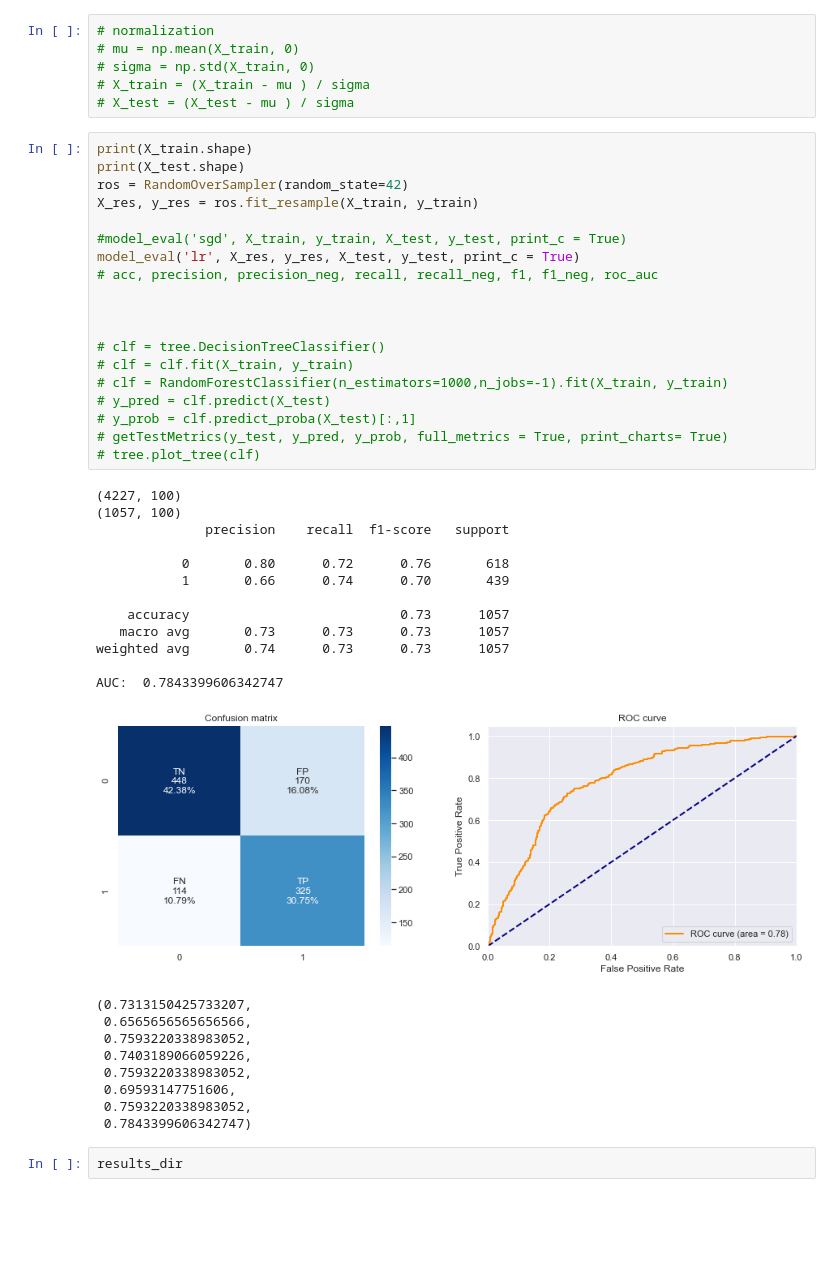
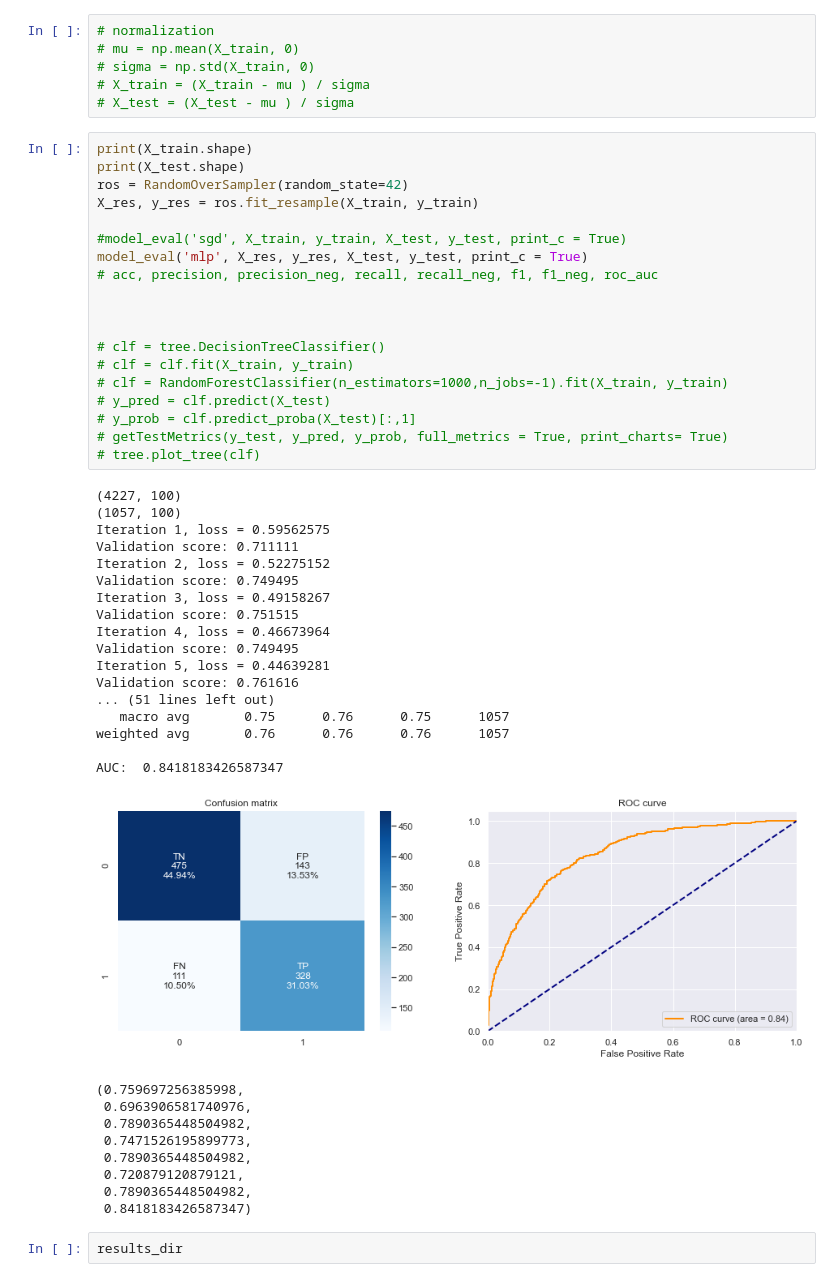
Before and after one commit to cabrau/FakeWhatsApp.Br, a Jupyter notebook: 5.4.2 word embeddings.ipynb, the cells around one changed output. Saved outputs shown, nothing was run; the diff lists cells and outputs as text; blank space fills up the shorter version.

```diff
--- a/5.4.2 word embeddings.ipynb
+++ b/5.4.2 word embeddings.ipynb
@@ -606,44 +599,49 @@ X_test = vectorize_corpus(w2v,texts_test)
 # %%
 print(X_train.shape)
 print(X_test.shape)
 ros = RandomOverSampler(random_state=42)
 X_res, y_res = ros.fit_resample(X_train, y_train)
 
 #model_eval('sgd', X_train, y_train, X_test, y_test, print_c = True)
-model_eval('lr', X_res, y_res, X_test, y_test, print_c = True)
+model_eval('mlp', X_res, y_res, X_test, y_test, print_c = True)
 # acc, precision, precision_neg, recall, recall_neg, f1, f1_neg, roc_auc
 
 
 
 # clf = tree.DecisionTreeClassifier()
 # clf = clf.fit(X_train, y_train)
 # clf = RandomForestClassifier(n_estimators=1000,n_jobs=-1).fit(X_train, y_train)
 # y_pred = clf.predict(X_test)
 # y_prob = clf.predict_proba(X_test)[:,1]
 # getTestMetrics(y_test, y_pred, y_prob, full_metrics = True, print_charts= True)
 # tree.plot_tree(clf)
 # %% [output]
 (4227, 100)
 (1057, 100)
-              precision    recall  f1-score   support
+Iteration 1, loss = 0.59562575
+Validation score: 0.711111
+Iteration 2, loss = 0.52275152
+Validation score: 0.749495
+Iteration 3, loss = 0.49158267
+Validation score: 0.751515
+Iteration 4, loss = 0.46673964
+Validation score: 0.749495
+Iteration 5, loss = 0.44639281
+Validation score: 0.761616
+... (51 lines left out)
+   macro avg       0.75      0.76      0.75      1057
+weighted avg       0.76      0.76      0.76      1057
 
-           0       0.80      0.72      0.76       618
-           1       0.66      0.74      0.70       439
-
-    accuracy                           0.73      1057
-   macro avg       0.73      0.73      0.73      1057
-weighted avg       0.74      0.73      0.73      1057
-
-AUC:  0.7843399606342747
+AUC:  0.8418183426587347
-[figure, old version]
+[figure, new version]
-(0.7313150425733207,
- 0.6565656565656566,
- 0.7593220338983052,
- 0.7403189066059226,
- 0.7593220338983052,
- 0.69593147751606,
- 0.7593220338983052,
- 0.7843399606342747)
+(0.759697256385998,
+ 0.6963906581740976,
+ 0.7890365448504982,
+ 0.7471526195899773,
+ 0.7890365448504982,
+ 0.720879120879121,
+ 0.7890365448504982,
+ 0.8418183426587347)
 # %%
 results_dir
 # %% [output]
```
Also changed, not shown: parts of 4 cells of this notebook, 5 other files.
